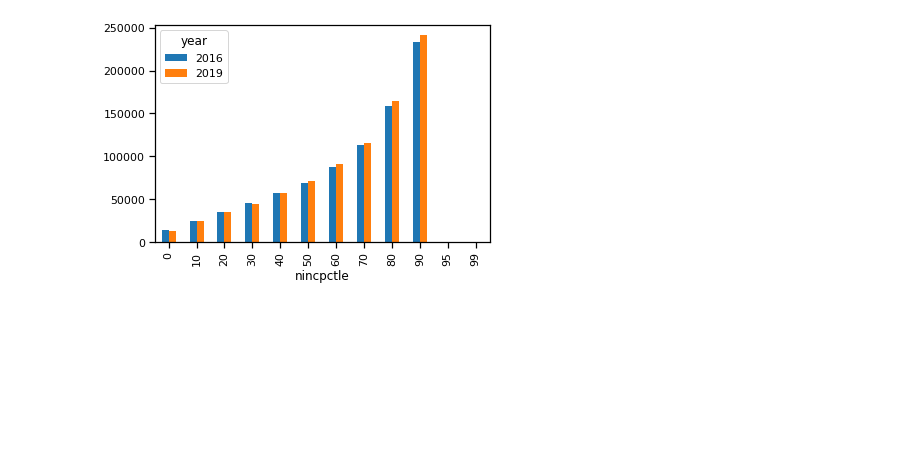
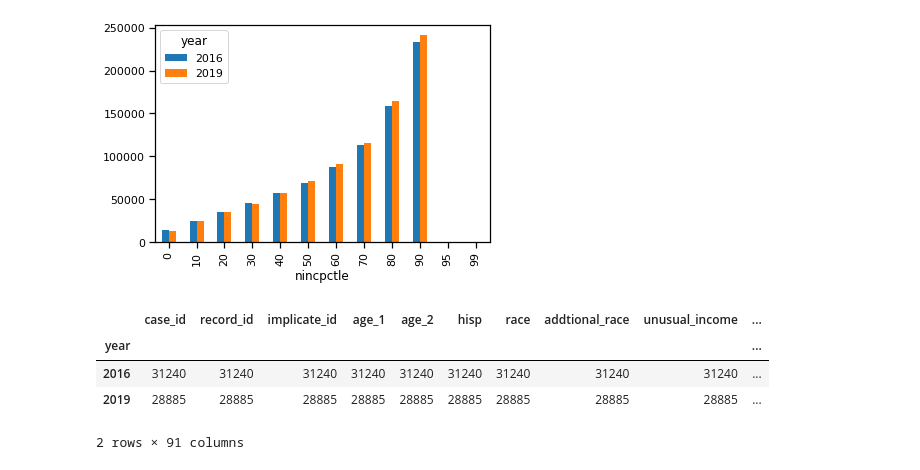
Before and after one commit to metatab-packages/federalreserve.gov-consumer_finances-2016-inherit, a Jupyter notebook: notebooks/Extract.ipynb, the cells around one changed output. Saved outputs shown, nothing was run; the diff lists cells and outputs as text; code cells hidden in the pictures; blank space fills up the shorter version.

```diff
--- a/notebooks/Extract.ipynb
+++ b/notebooks/Extract.ipynb
@@ -342,3 +350,11 @@ Categories (12, int64): [0 < 10 < 20 < 30 ... 80 < 90 < 95 < 99]
 df[df.nincpctle<95].groupby(['nincpctle','year']).norminc.median().unstack().plot.bar();
 # %% [output]
 [figure]
+# %%
+df.groupby('year').count()
+# %% [output]
+|  | case_id | record_id | implicate_id | age_1 | age_2 | hisp | race | addtional_race | unusual_income | ... |
+| year |  |  |  |  |  |  |  |  |  | ... |
+| 2016 | 31240 | 31240 | 31240 | 31240 | 31240 | 31240 | 31240 | 31240 | 31240 | ... |
+| 2019 | 28885 | 28885 | 28885 | 28885 | 28885 | 28885 | 28885 | 28885 | 28885 | ... |
+2 rows × 91 columns
```
Also changed, not shown: parts of 6 cells of this notebook, 2 other files.
